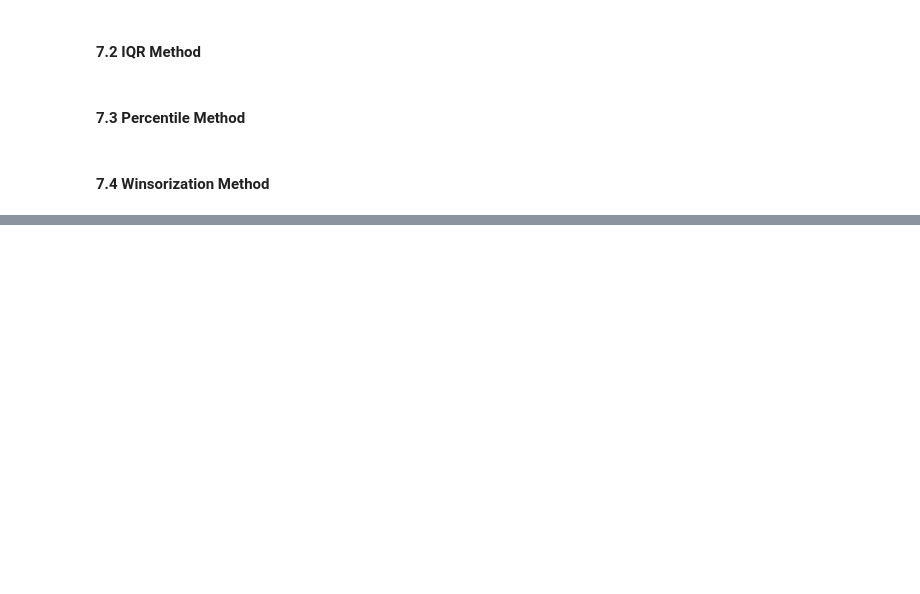
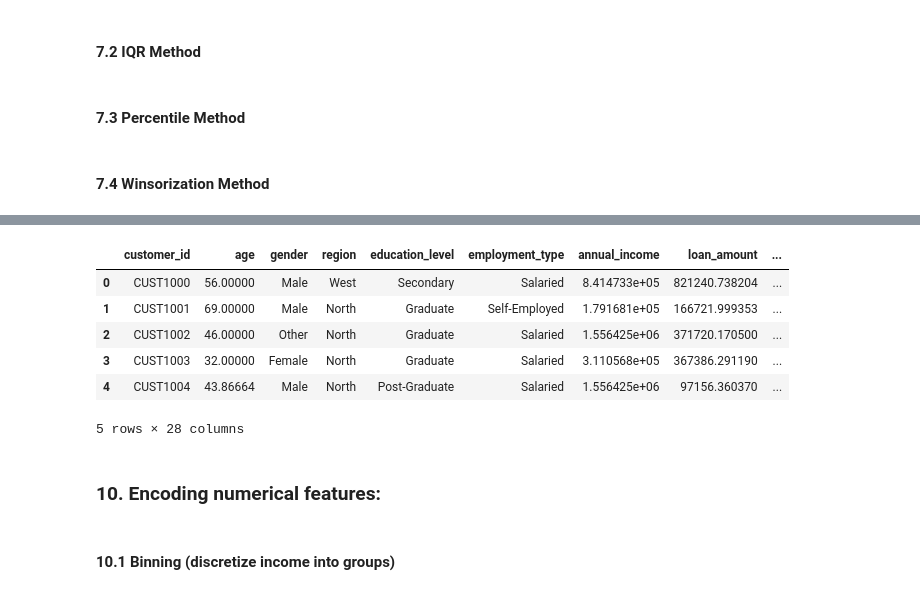
Before and after one commit to ah1331/rw, a Jupyter notebook: DPFE/final/a.ipynb, the cells around one changed output, grey strips where cells are left out. Drawn from its saved outputs; the diff is of its cells as text; code cells hidden in the pictures; blank space fills up the shorter version.

```diff
--- a/DPFE/final/a.ipynb
+++ b/DPFE/final/a.ipynb
@@ -218,0 +391,19 @@ dtype: int64
+# %%
+ohe=OneHotEncoder(sparse_output=False, drop='first')
+loan_purpose_encoded=ohe.fit_transform(df[['loan_purpose']])
+feature_names=ohe.get_feature_names_out(['loan_purpose'])
+loan_purpose_encoded_df=pd.DataFrame(loan_purpose_encoded, columns=feature_names , index=df.index)
+df=pd.concat([df, loan_purpose_encoded_df], axis=1)
+df.head()
+# %% [output]
+|  | customer_id | age | gender | region | education_level | employment_type | annual_income | loan_amount | ... |
+| 0 | CUST1000 | 56.00000 | Male | West | Secondary | Salaried | 8.414733e+05 | 821240.738204 | ... |
+| 1 | CUST1001 | 69.00000 | Male | North | Graduate | Self-Employed | 1.791681e+05 | 166721.999353 | ... |
+| 2 | CUST1002 | 46.00000 | Other | North | Graduate | Salaried | 1.556425e+06 | 371720.170500 | ... |
+| 3 | CUST1003 | 32.00000 | Female | North | Graduate | Salaried | 3.110568e+05 | 367386.291190 | ... |
+| 4 | CUST1004 | 43.86664 | Male | North | Post-Graduate | Salaried | 1.556425e+06 | 97156.360370 | ... |
+5 rows × 28 columns
+# %% [markdown]
+### 10. Encoding numerical features:
+# %% [markdown]
+#### 10.1 Binning (discretize income into groups)
```
Also changed, not shown: parts of 34 cells of this notebook, 1 other file.
